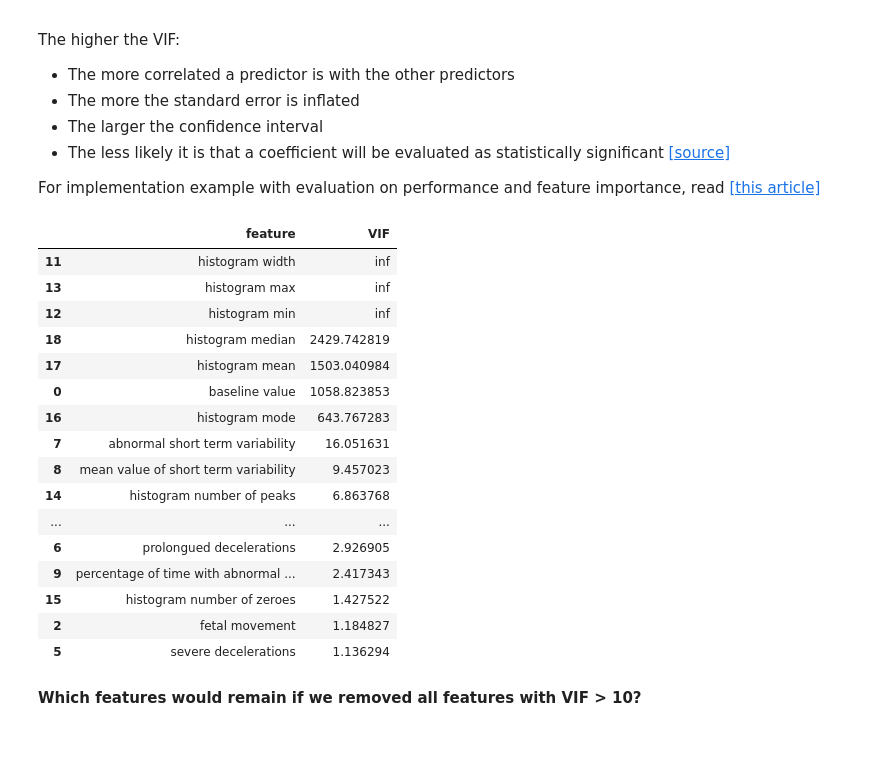
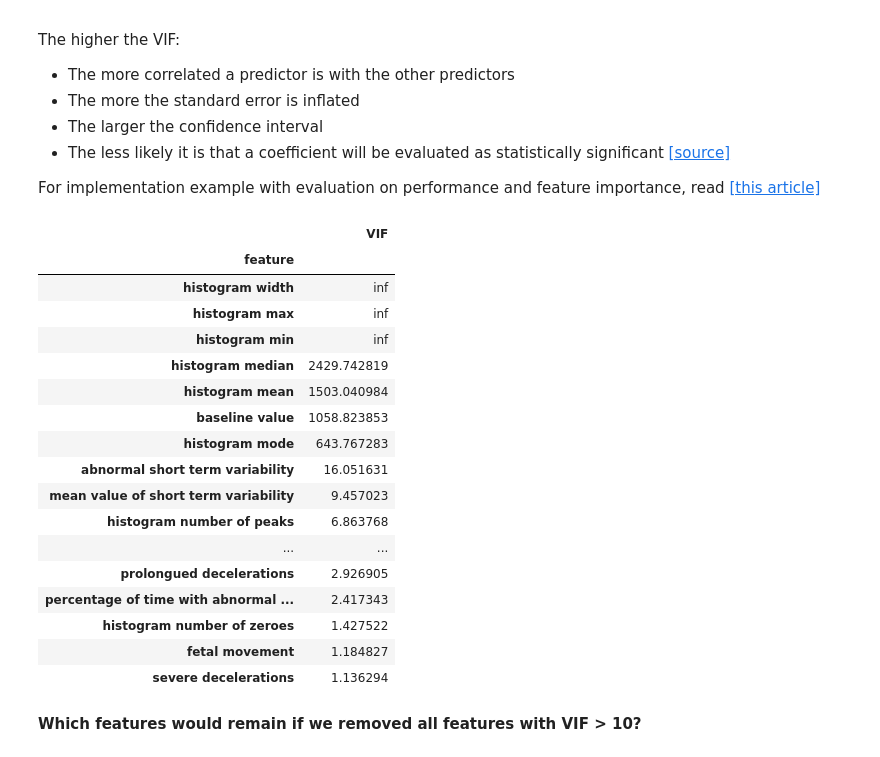
Before and after one commit to PedroAntonacio/example-ml-models, a Jupyter notebook: code/classification-binary.ipynb, the cells around one changed output. Drawn from its saved outputs; the diff is of its cells as text; code cells hidden in the pictures.

```diff
--- a/code/classification-binary.ipynb
+++ b/code/classification-binary.ipynb
@@ -216,26 +217,27 @@ from statsmodels.stats.outliers_influence import variance_inflation_factor
 # %%
 df_vif = pd.DataFrame(X.columns, columns=['feature'])
 df_vif['VIF'] = [variance_inflation_factor(X.values, i) for i in range(X.shape[1])]
-df_vif = df_vif.sort_values('VIF', ascending=False)
+df_vif = df_vif.sort_values('VIF', ascending=False).set_index('feature', drop=True)
 df_vif
 # %% [output]
-|  | feature | VIF |
-| 11 | histogram width | inf |
-| 13 | histogram max | inf |
-| 12 | histogram min | inf |
-| 18 | histogram median | 2429.742819 |
-| 17 | histogram mean | 1503.040984 |
-| 0 | baseline value | 1058.823853 |
-| 16 | histogram mode | 643.767283 |
-| 7 | abnormal short term variability | 16.051631 |
-| 8 | mean value of short term variability | 9.457023 |
-| 14 | histogram number of peaks | 6.863768 |
-| ... | ... | ... |
-| 6 | prolongued decelerations | 2.926905 |
-| 9 | percentage of time with abnormal ... | 2.417343 |
-| 15 | histogram number of zeroes | 1.427522 |
-| 2 | fetal movement | 1.184827 |
-| 5 | severe decelerations | 1.136294 |
+|  | VIF |
+| feature |  |
+| histogram width | inf |
+| histogram max | inf |
+| histogram min | inf |
+| histogram median | 2429.742819 |
+| histogram mean | 1503.040984 |
+| baseline value | 1058.823853 |
+| histogram mode | 643.767283 |
+| abnormal short term variability | 16.051631 |
+| mean value of short term variability | 9.457023 |
+| histogram number of peaks | 6.863768 |
+| ... | ... |
+| prolongued decelerations | 2.926905 |
+| percentage of time with abnormal ... | 2.417343 |
+| histogram number of zeroes | 1.427522 |
+| fetal movement | 1.184827 |
+| severe decelerations | 1.136294 |
 # %% [markdown]
 **Which features would remain if we removed all features with VIF > 10?**
 # %%
```
Also changed, not shown: parts of 74 cells of this notebook, 1 other file.
